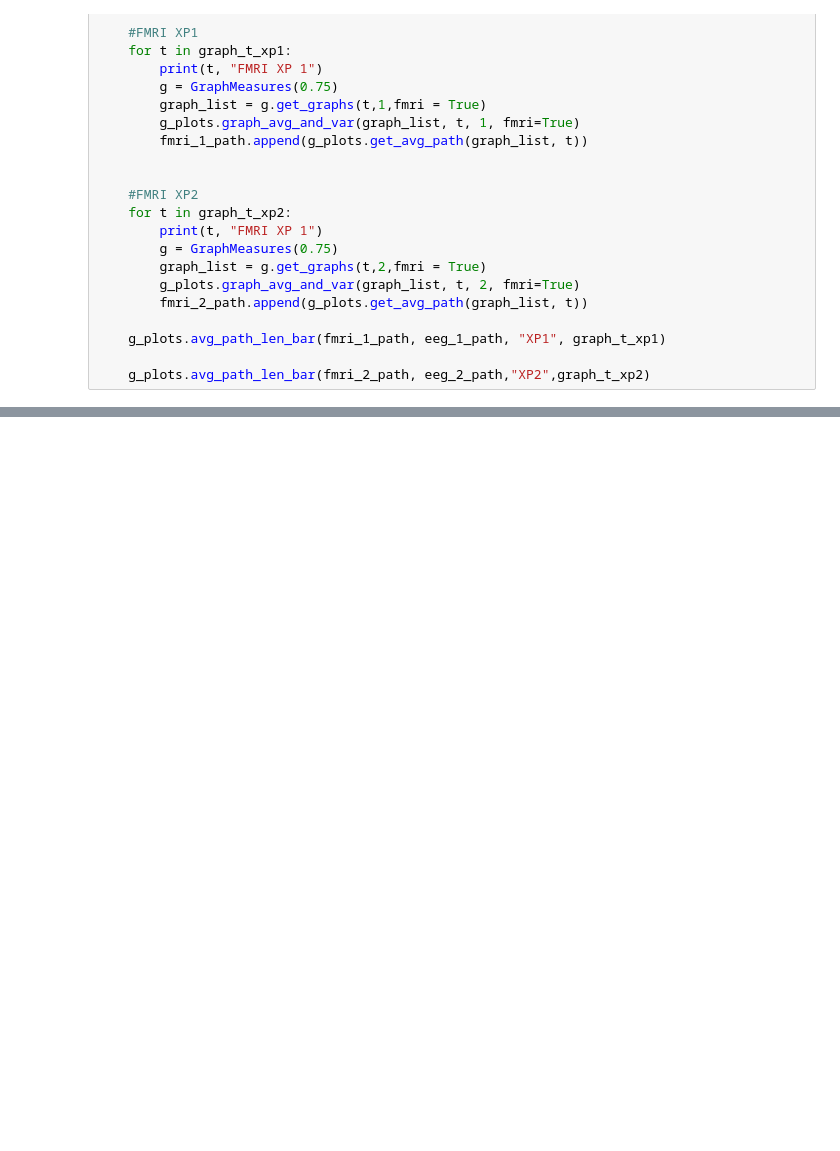
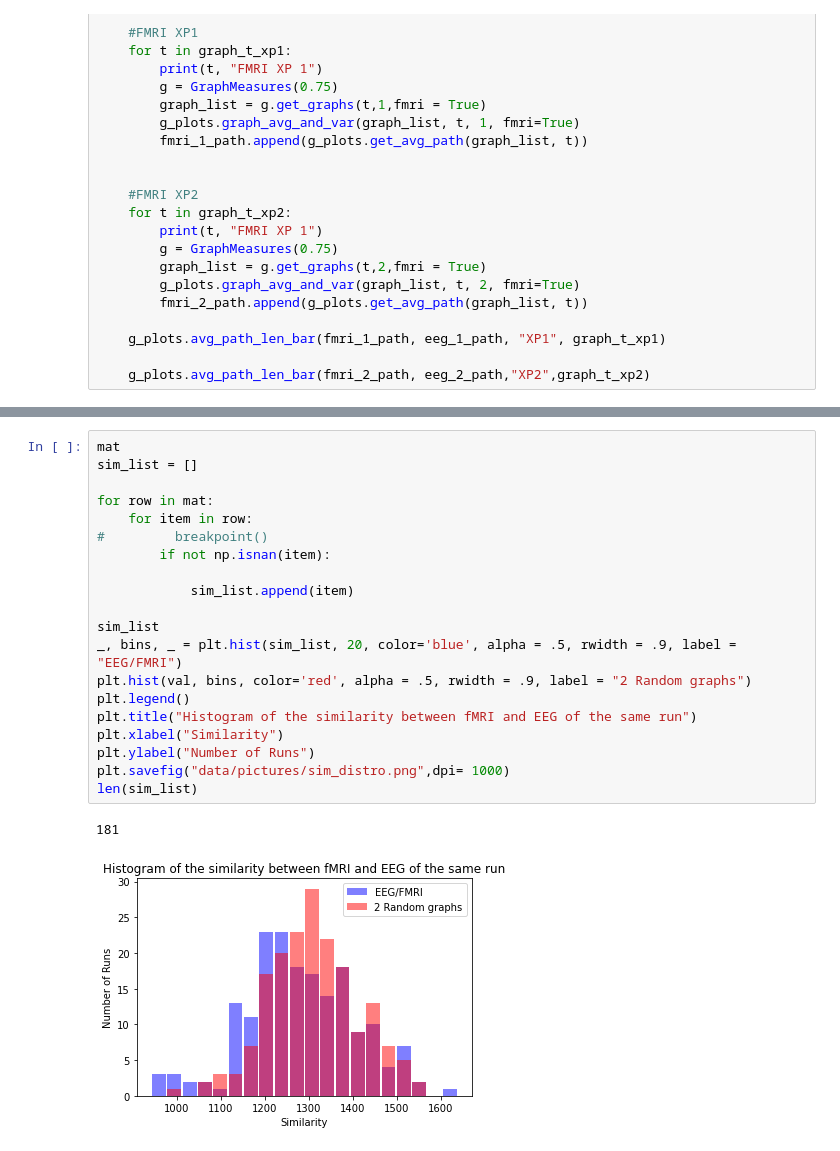
Before and after one commit to amene815/EEG-MRI-graph-construction, a Jupyter notebook: centrality_measures.ipynb, the cells around one changed output, grey strips where cells are left out. Saved outputs shown, nothing was run; the diff lists cells and outputs as text; blank space fills up the shorter version.

```diff
--- a/centrality_measures.ipynb
+++ b/centrality_measures.ipynb
@@ -306,0 +329,23 @@ main()
+# %%
+mat
+sim_list = []
+
+for row in mat:
+    for item in row:
+#         breakpoint()
+        if not np.isnan(item):
+
+            sim_list.append(item)
+
+sim_list
+_, bins, _ = plt.hist(sim_list, 20, color='blue', alpha = .5, rwidth = .9, label = "EEG/FMRI")
+plt.hist(val, bins, color='red', alpha = .5, rwidth = .9, label = "2 Random graphs")
+plt.legend()
+plt.title("Histogram of the similarity between fMRI and EEG of the same run")
+plt.xlabel("Similarity")
+plt.ylabel("Number of Runs")
+plt.savefig("data/pictures/sim_distro.png",dpi= 1000)
+len(sim_list)
+# %% [output]
+181
+[figure, added]
```
Also changed, not shown: parts of 11 cells of this notebook, 1 other file.
